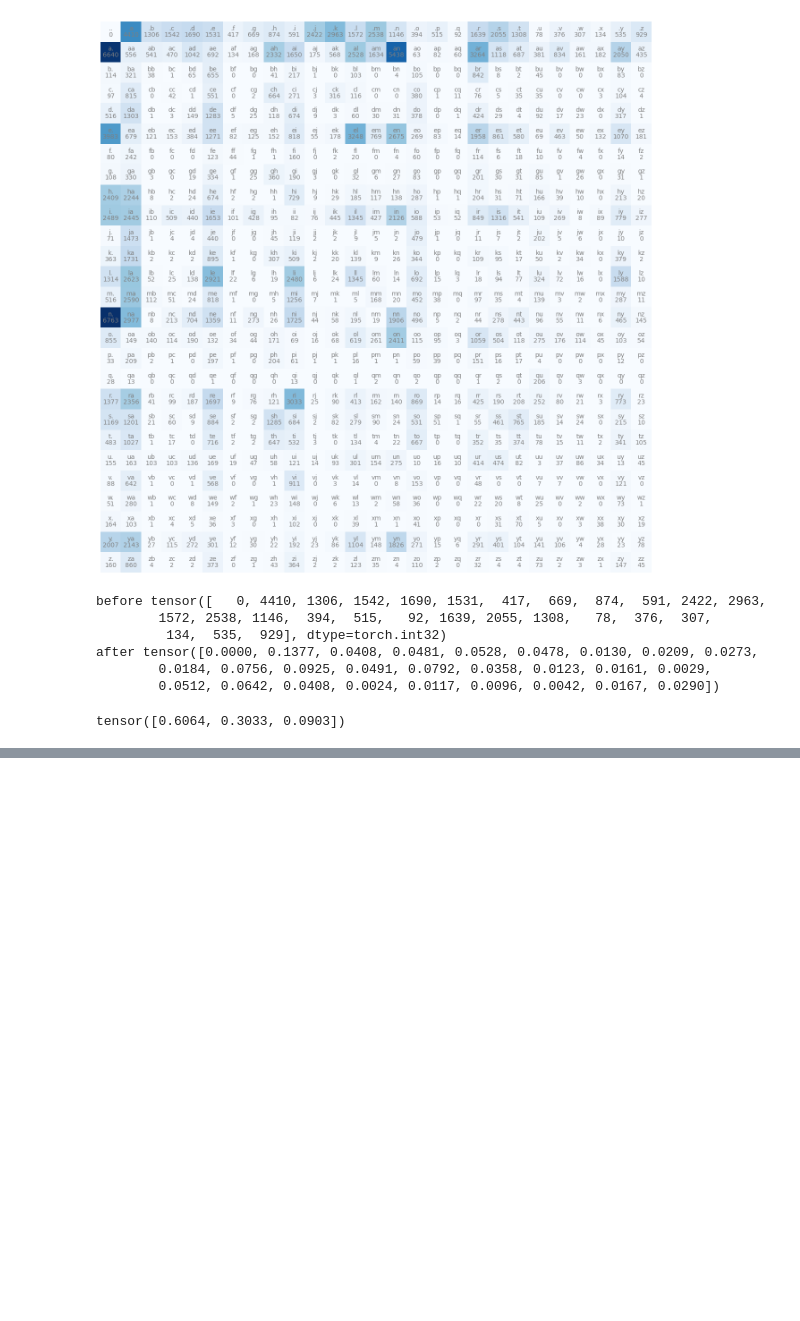
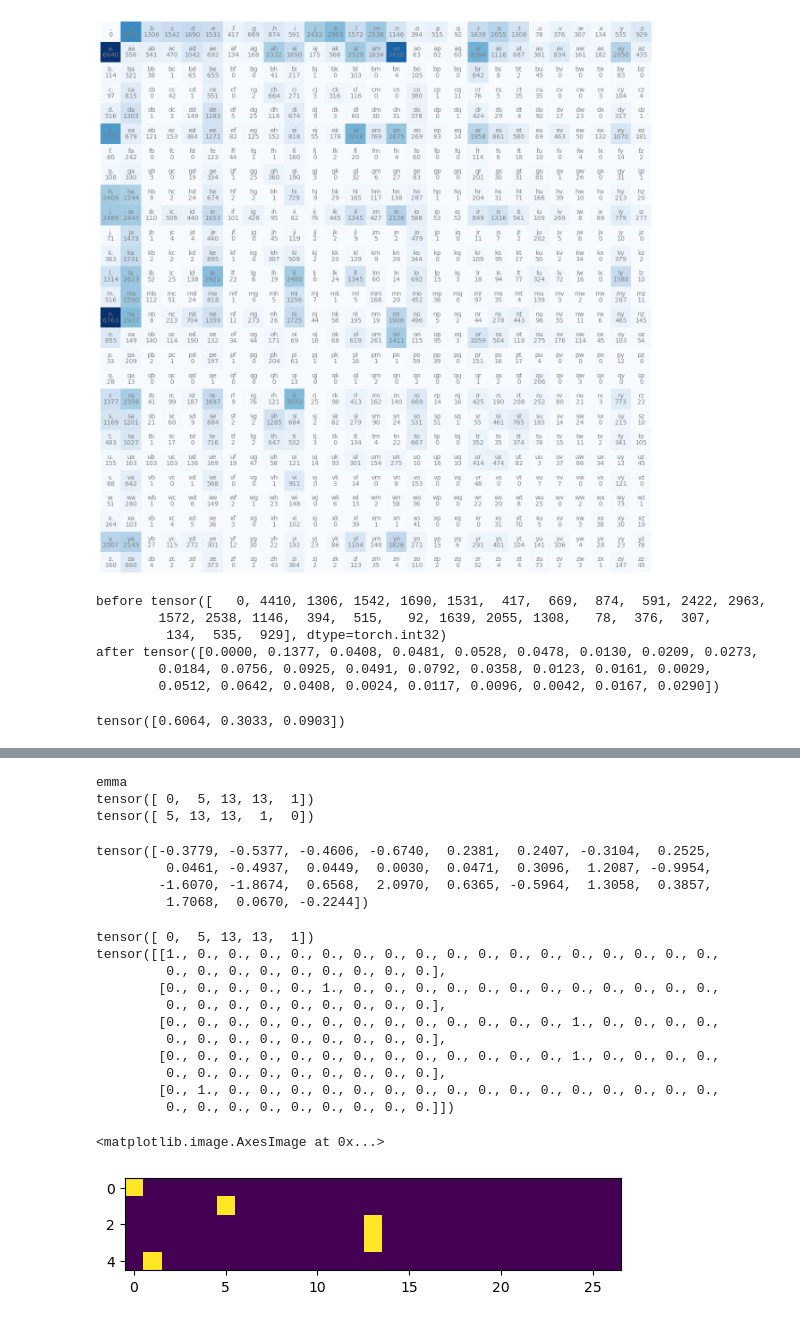
Before and after one commit to andrewjhopkins/ai_notebooks, a Jupyter notebook: makemore-bigram.ipynb, the cells around one changed output, grey strips where cells are left out. Saved outputs shown, nothing was run; the diff lists cells and outputs as text; code cells hidden in the pictures; blank space fills up the shorter version.

Commit message:
neural net bigram

```diff
--- a/makemore-bigram.ipynb
+++ b/makemore-bigram.ipynb
@@ -180,2 +181,29 @@ hisisarilakamorvann.
 # %%
 # bigram is probably not the best model for this
+# %%
+# try with a neural net
+# create the training set of bigrams
+
+print(words[0])
+
+# xs first char, ys second char
+xs, ys = [], []
+
+# create xs and ys for "emma"
+for w in words[:1]:
+    characters = ["."] + list(w) + ["."]
+    for char1, char2 in zip(characters, characters[1:]):
+        intChar1 = stringToInt[char1]
+        intChar2 = stringToInt[char2]
+        xs.append(intChar1)
+        ys.append(intChar2)
+
+xs = torch.tensor(xs)
+ys = torch.tensor(ys)
+
+print(xs)
+print(ys)
+# %% [output]
+emma
+tensor([ 0,  5, 13, 13,  1])
+tensor([ 5, 13, 13,  1,  0])
@@ -181,0 +212,41 @@ hisisarilakamorvann.
+# %%
+# create neurons w*x + b
+# randomly initialize 27 neuron weights. each neuron recieves 27 inputs
+
+# will act the same as our probability matrix from above
+weights = torch.randn((27, 27), generator=generator)
+weights[0]
+# %% [output]
+tensor([-0.3779, -0.5377, -0.4606, -0.6740,  0.2381,  0.2407, -0.3104,  0.2525,
+         0.0461, -0.4937,  0.0449,  0.0030,  0.0471,  0.3096,  1.2087, -0.9954,
+        -1.6070, -1.8674,  0.6568,  2.0970,  0.6365, -0.5964,  1.3058,  0.3857,
+         1.7068,  0.0670, -0.2244])
+# %%
+# Takes LongTensor with index values of shape (*)
+# and returns a tensor of shape (*, num_classes) that have zeros everywhere
+# except where the index of last dimension matches the corresponding value of the input tensor
+
+print(xs)
+
+# from the xs array. xEncoded has 0s except at the index of the corresponding value of xs
+# first row has a 1 at index 0, corresponding row value at xs is 0
+# second row has a 1 at index 5, corresponding row value at xs is 5
+
+# values fed into nueral net should be floating points
+xEncoded = F.one_hot(xs, num_classes=27).float()
+print(xEncoded)
+plt.imshow(xEncoded)
+# %% [output]
+tensor([ 0,  5, 13, 13,  1])
+tensor([[1., 0., 0., 0., 0., 0., 0., 0., 0., 0., 0., 0., 0., 0., 0., 0., 0., 0.,
+         0., 0., 0., 0., 0., 0., 0., 0., 0.],
+        [0., 0., 0., 0., 0., 1., 0., 0., 0., 0., 0., 0., 0., 0., 0., 0., 0., 0.,
+         0., 0., 0., 0., 0., 0., 0., 0., 0.],
+        [0., 0., 0., 0., 0., 0., 0., 0., 0., 0., 0., 0., 0., 1., 0., 0., 0., 0.,
+         0., 0., 0., 0., 0., 0., 0., 0., 0.],
+        [0., 0., 0., 0., 0., 0., 0., 0., 0., 0., 0., 0., 0., 1., 0., 0., 0., 0.,
+         0., 0., 0., 0., 0., 0., 0., 0., 0.],
+        [0., 1., 0., 0., 0., 0., 0., 0., 0., 0., 0., 0., 0., 0., 0., 0., 0., 0.,
+         0., 0., 0., 0., 0., 0., 0., 0., 0.]])
+<matplotlib.image.AxesImage at 0x...>
+[figure, added]
```
Also changed, not shown: parts of 19 cells of this notebook.
